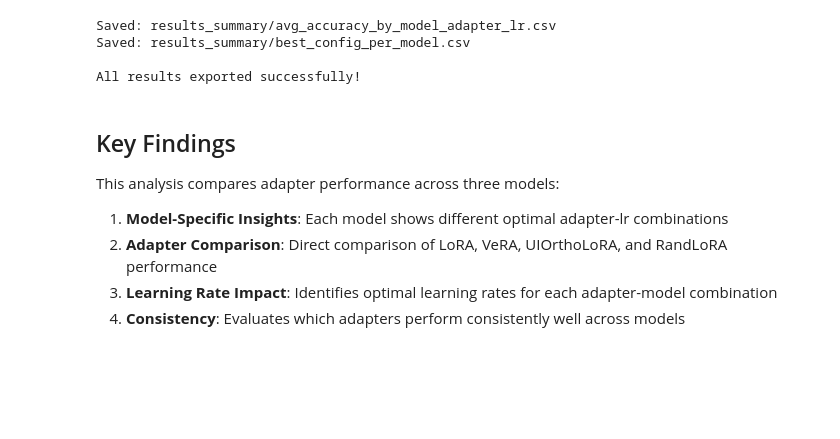
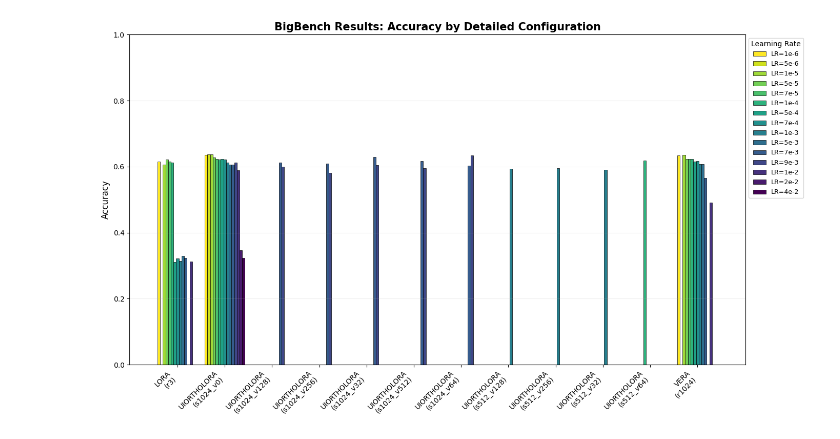
Before and after one commit to Guy-Bilitski/UIOrthoLoRA, a Jupyter notebook: notebooks/tuner_knowledge/src/analysis/archive/extrinsic_analysis.ipynb, the cells around one changed output. Saved outputs shown, nothing was run; the diff lists cells and outputs as text; code cells hidden in the pictures; blank space fills up the shorter version.

Commit message:
minor logic and results update

```diff
--- a/notebooks/tuner_knowledge/src/analysis/archive/extrinsic_analysis.ipynb
+++ b/notebooks/tuner_knowledge/src/analysis/archive/extrinsic_analysis.ipynb
@@ -34,11 +0,0 @@ pd.set_option('display.max_colwidth', None)
-# %%
-# Define path to data
-DATA_PATH = Path('../results/mmlu/mmlu_summary.csv')
-
-# Load the data
-df = pd.read_csv(DATA_PATH)
-
-print(f"Loaded {len(df)} rows")
-print(f"\nColumns: {list(df.columns)}")
-print(f"\nFirst few rows:")
-df.head()
@@ -412,35 +0,0 @@ plt.show()
-# %%
-# Export the main analysis results to CSV
-output_path = Path('results_summary')
-output_path.mkdir(exist_ok=True)
-
-# Save average accuracy by model, adapter, and lr
-avg_acc_by_model_adapter_lr.to_csv(output_path / 'avg_accuracy_by_model_adapter_lr.csv', index=False)
-print(f"Saved: {output_path / 'avg_accuracy_by_model_adapter_lr.csv'}")
-
-# Save best configuration for each model
-best_per_model = []
-for model in models:
-    model_data = avg_acc_by_model_adapter_lr[avg_acc_by_model_adapter_lr['model'] == model]
-    best = model_data.loc[model_data['avg_mmlu_acc'].idxmax()]
-    best_per_model.append(best)
-
-best_per_model_df = pd.DataFrame(best_per_model)
-best_per_model_df.to_csv(output_path / 'best_config_per_model.csv', index=False)
-print(f"Saved: {output_path / 'best_config_per_model.csv'}")
-
-print("\nAll results exported successfully!")
-# %% [output]
-Saved: results_summary/avg_accuracy_by_model_adapter_lr.csv
-Saved: results_summary/best_config_per_model.csv
-
-All results exported successfully!
-# %% [markdown]
-## Key Findings
-
-This analysis compares adapter performance across three models:
-
-1. **Model-Specific Insights**: Each model shows different optimal adapter-lr combinations
-2. **Adapter Comparison**: Direct comparison of LoRA, VeRA, UIOrthoLoRA, and RandLoRA performance
-3. **Learning Rate Impact**: Identifies optimal learning rates for each adapter-model combination
-4. **Consistency**: Evaluates which adapters perform consistently well across models
@@ -446,0 +140,34 @@ This analysis compares adapter performance across three models:
+# %%
+# ============================================================================
+# CELL: Detailed BigBench Visualization
+# ============================================================================
+
+bigbench_csv = "../results/bigbench/summary.csv"
+df_bb = pd.read_csv(bigbench_csv)
+
+# 1. Apply Detailed Parsing
+parsed_data = df_bb['model_path'].apply(lambda x: pd.Series(parse_model_details(x)))
+df_bb['adapter_type'] = parsed_data[0]
+df_bb['config'] = parsed_data[1]
+df_bb['lr'] = parsed_data[2]
+
+# 2. Create a "Display Label" that combines Type and Config
+# Example result: "LORA\n(r3)" or "UIORTHOLORA\n(s1024_v32)"
+df_bb['display_label'] = df_bb.apply(
+    lambda row: f"{row['adapter_type']}\n({row['config']})", axis=1
+)
+
+# 3. Handle model naming if needed
+if 'model_name' not in df_bb.columns:
+    df_bb['model_name'] = "BigBench Results"
+
+# 4. Plot
+plot_detailed_accuracy(
+    df_bb,
+    accuracy_col='mean_accuracy',
+    group_col='display_label',  # Use our new detailed label
+    lr_col='lr',
+    ylim=(0, 1.0)
+)
+# %% [output]
+[figure, added]
```
Also changed, not shown: parts of 26 cells of this notebook, 31 other files.
